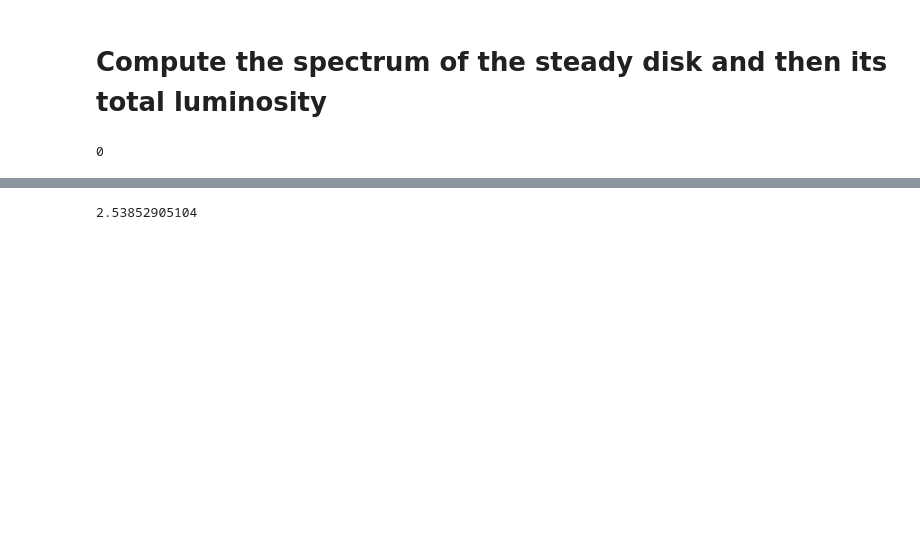
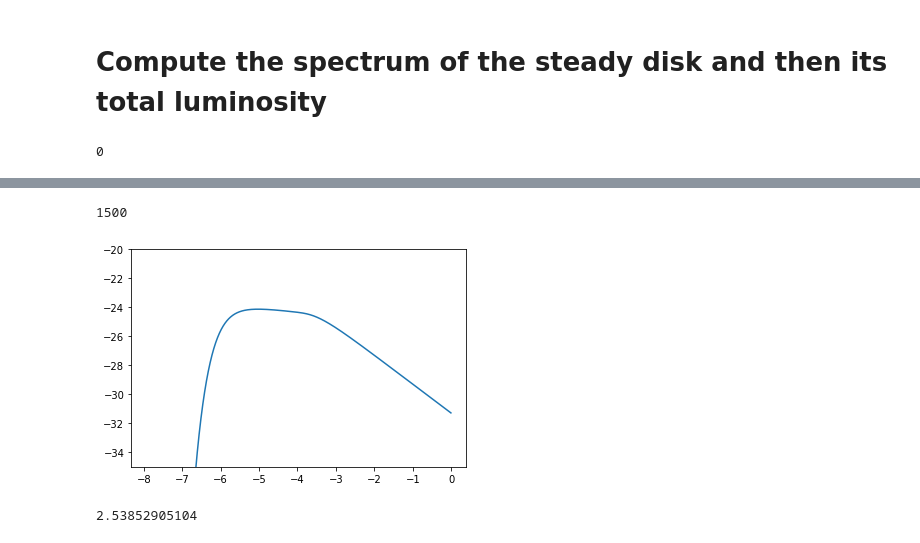
Before and after one commit to husnedereli/Reprocessing_disk, a Jupyter notebook: Compute_UVW2_LC_fitted_with_ADmodel.ipynb, the cells around one changed output, grey strips where cells are left out. Drawn from its saved outputs; the diff is of its cells as text; code cells hidden in the pictures; blank space fills up the shorter version.

```diff
--- a/Compute_UVW2_LC_fitted_with_ADmodel.ipynb
+++ b/Compute_UVW2_LC_fitted_with_ADmodel.ipynb
@@ -49,3 +85,22 @@ print summ
+# %%
+#the X-ray spectrum
+def powerlaw(wm, wavelength, alpha):
+    return wavelength**(-alpha*spec)
+# %%
+plt.ylim(-35,-20)
+plt.plot(log(wavelength)/log(10.0), log(spec)/log(10.0))
+powerlaw_fun = []
+alpha = 1.3
+wm = len(wavelength)
+for i in range(0,len(wavelength)):
+        powerlaw_fun.append(powerlaw(wm, wavelength, alpha))
+
+print len(powerlaw_fun)
+#plt.plot(wavelength,powerlaw_fun)
+#plt.plot(log(wavelength)/log(10.0), powerlaw_fun)
+# %% [output]
+1500
+[figure, added]
 # %%
 #Initialization
 Ntau = 7
```
Also changed, not shown: parts of 7 cells of this notebook.
